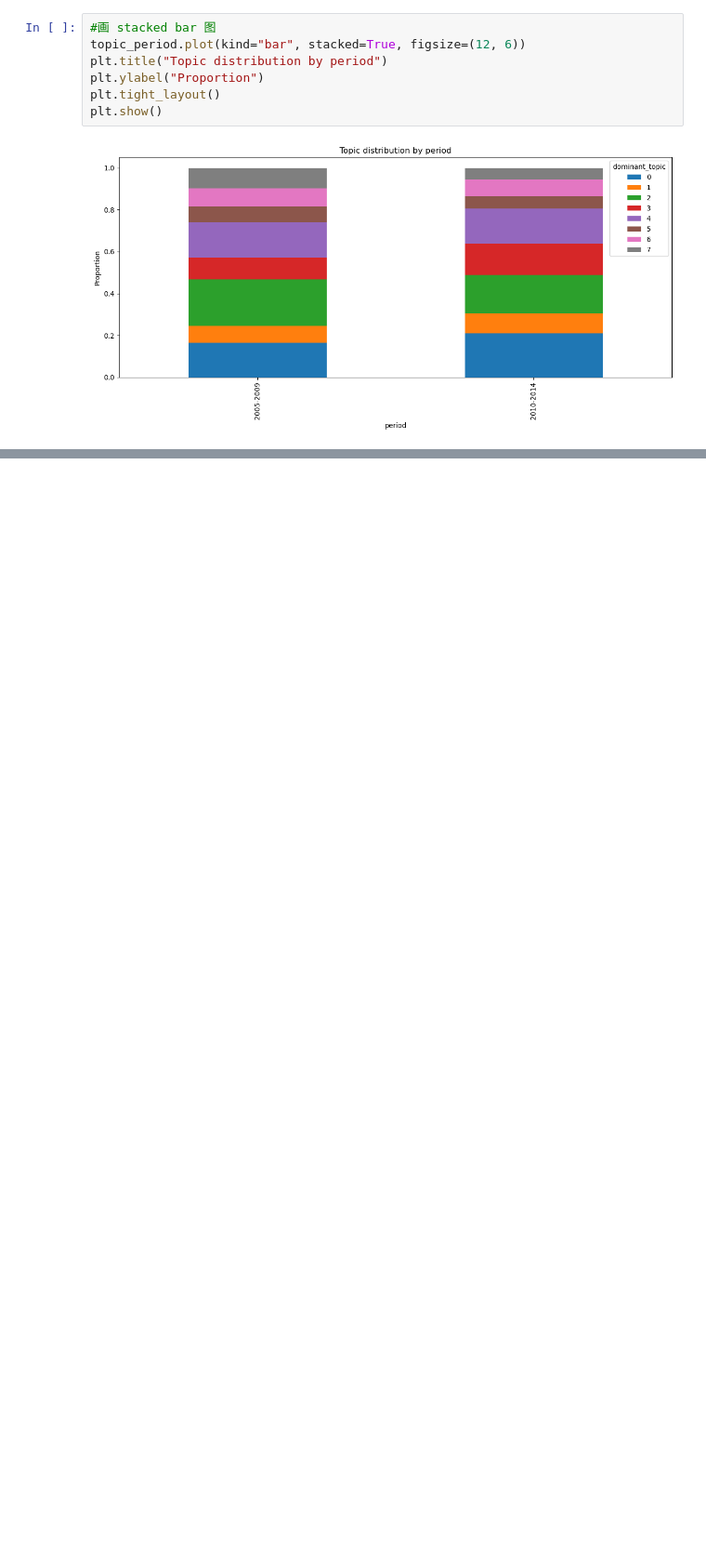
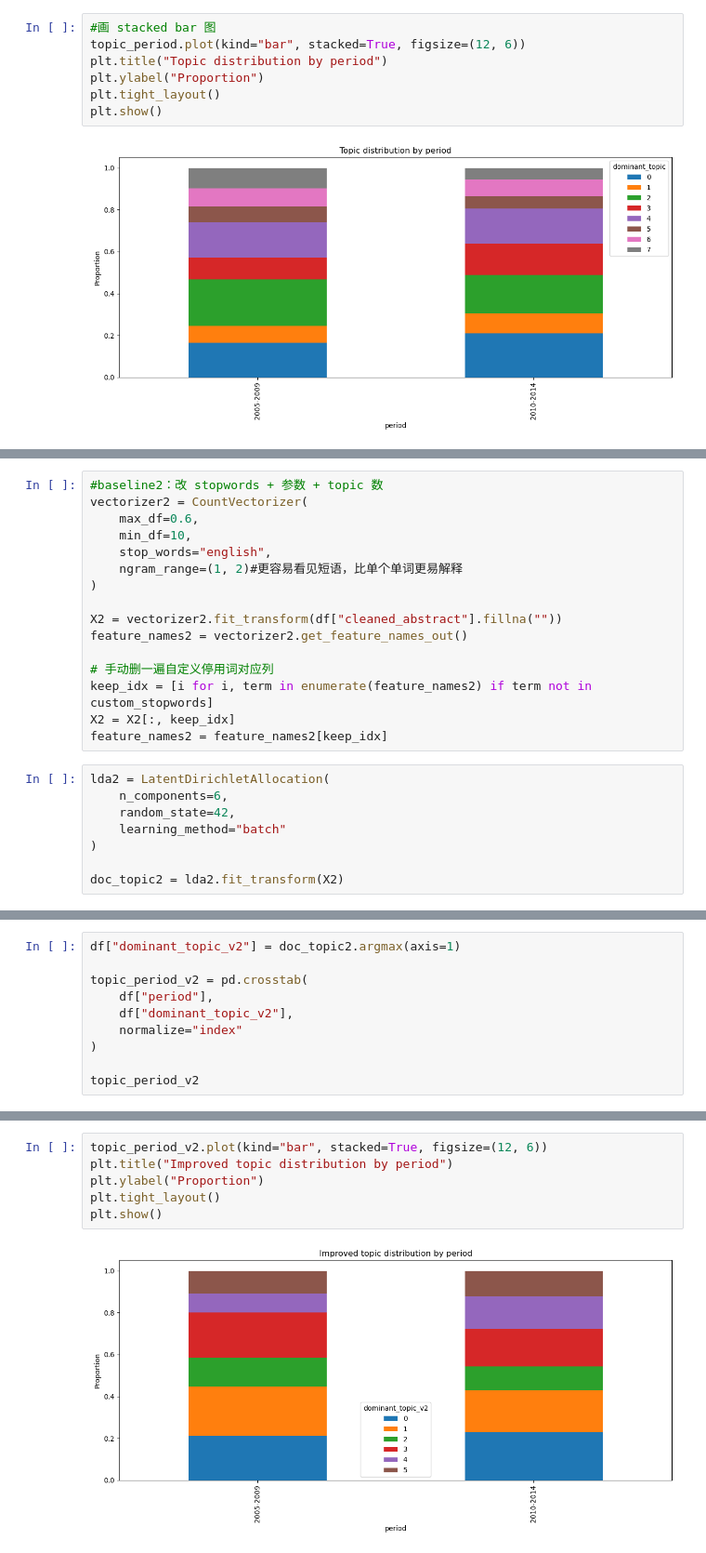
Before and after one commit to rohan-crypto/Text_Analytics_Team33_Task3, a Jupyter notebook: LDA_modeling.ipynb, the cells around one changed output, grey strips where cells are left out. Shown at 93% size. Drawn from its saved outputs; the diff is of its cells as text; blank space fills up the shorter version.

Commit message:
Improve: Run baseline2 LDA on development sample (change stopwords, parameter and number of topic)

```diff
--- a/LDA_modeling.ipynb
+++ b/LDA_modeling.ipynb
@@ -185,0 +215,24 @@ plt.show()
+# %%
+#baseline2：改 stopwords + 参数 + topic 数
+vectorizer2 = CountVectorizer(
+    max_df=0.6,
+    min_df=10,
+    stop_words="english",
+    ngram_range=(1, 2)#更容易看见短语，比单个单词更易解释
+)
+
+X2 = vectorizer2.fit_transform(df["cleaned_abstract"].fillna(""))
+feature_names2 = vectorizer2.get_feature_names_out()
+
+# 手动删一遍自定义停用词对应列
+keep_idx = [i for i, term in enumerate(feature_names2) if term not in custom_stopwords]
+X2 = X2[:, keep_idx]
+feature_names2 = feature_names2[keep_idx]
+# %%
+lda2 = LatentDirichletAllocation(
+    n_components=6,
+    random_state=42,
+    learning_method="batch"
+)
+
+doc_topic2 = lda2.fit_transform(X2)
@@ -185,0 +248,10 @@ plt.show()
+# %%
+df["dominant_topic_v2"] = doc_topic2.argmax(axis=1)
+
+topic_period_v2 = pd.crosstab(
+    df["period"],
+    df["dominant_topic_v2"],
+    normalize="index"
+)
+
+topic_period_v2
@@ -185,0 +263,8 @@ plt.show()
+# %%
+topic_period_v2.plot(kind="bar", stacked=True, figsize=(12, 6))
+plt.title("Improved topic distribution by period")
+plt.ylabel("Proportion")
+plt.tight_layout()
+plt.show()
+# %% [output]
+[figure, added]
```
Also changed, not shown: parts of 10 cells of this notebook.
